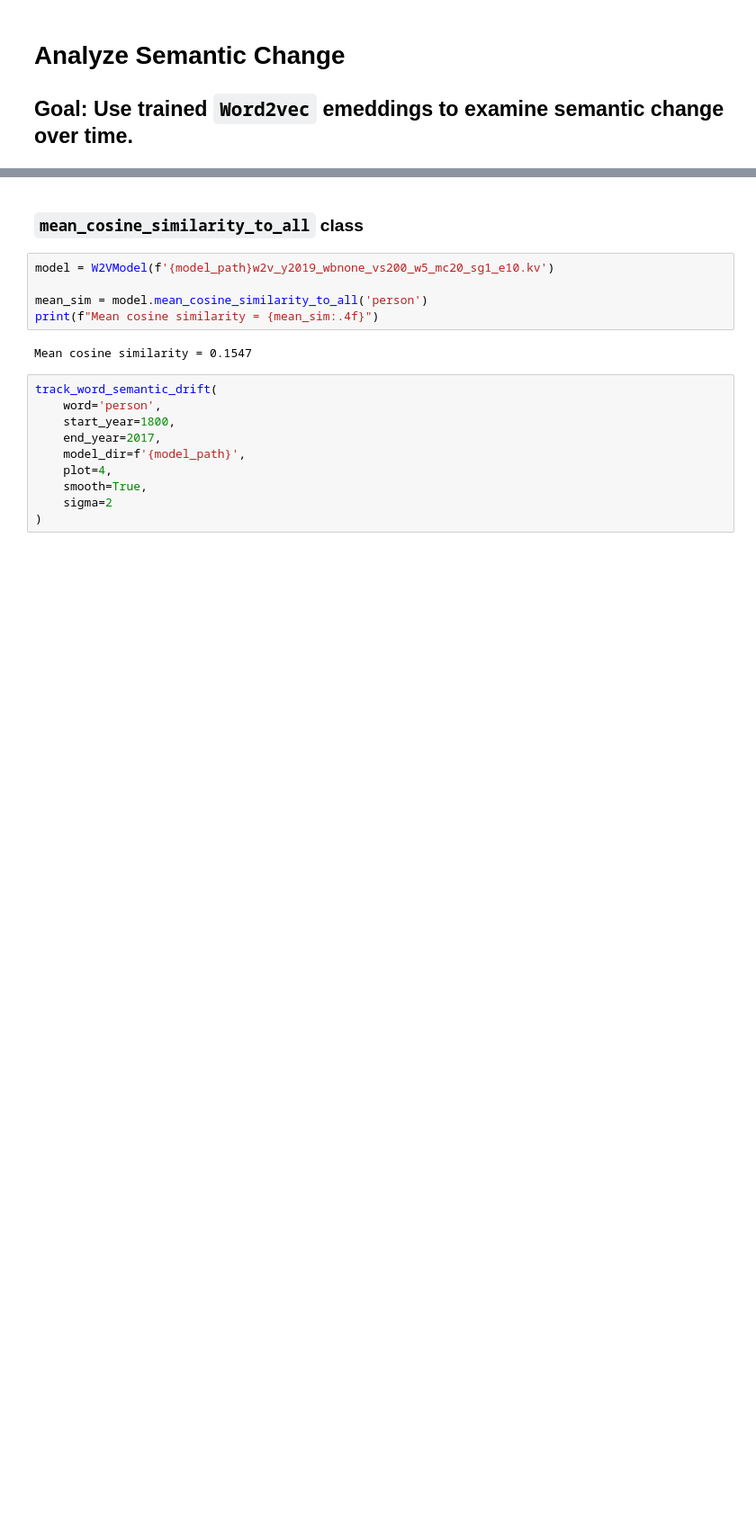
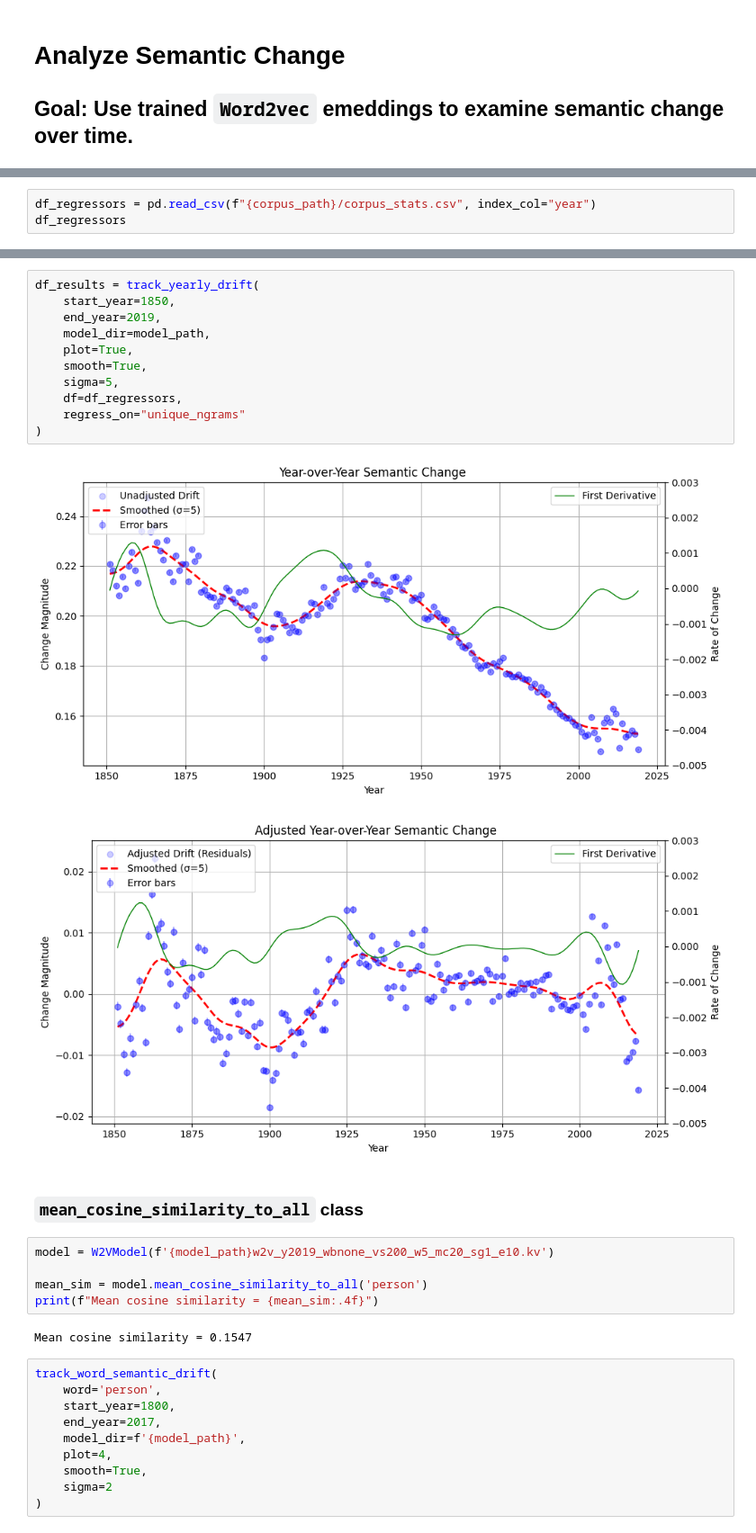
Before and after one commit to eric-d-knowles/hist_w2v, a Jupyter notebook: notebooks/workflow_analyze_change.ipynb, the cells around one changed output, grey strips where cells are left out. Shown at 90% size. Cells and saved outputs as stored; diff of their text form; blank space fills up the shorter version.

```diff
--- a/notebooks/workflow_analyze_change.ipynb
+++ b/notebooks/workflow_analyze_change.ipynb
@@ -108,0 +114,3 @@ Using 2019 as anchor model...
+# %%
+df_regressors = pd.read_csv(f"{corpus_path}/corpus_stats.csv", index_col="year")
+df_regressors
@@ -109,3 +132,17 @@ Using 2019 as anchor model...
+# %%
+df_results = track_yearly_drift(
+    start_year=1850,
+    end_year=2019,
+    model_dir=model_path,
+    plot=True,
+    smooth=True,
+    sigma=5,
+    df=df_regressors,
+    regress_on="unique_ngrams"
+)
+# %% [output]
+[figure, added]
+[figure, added]
 # %% [markdown]
 ### `mean_cosine_similarity_to_all` class
 # %%
```
Also changed, not shown: parts of 18 cells of this notebook, 8 other files.
